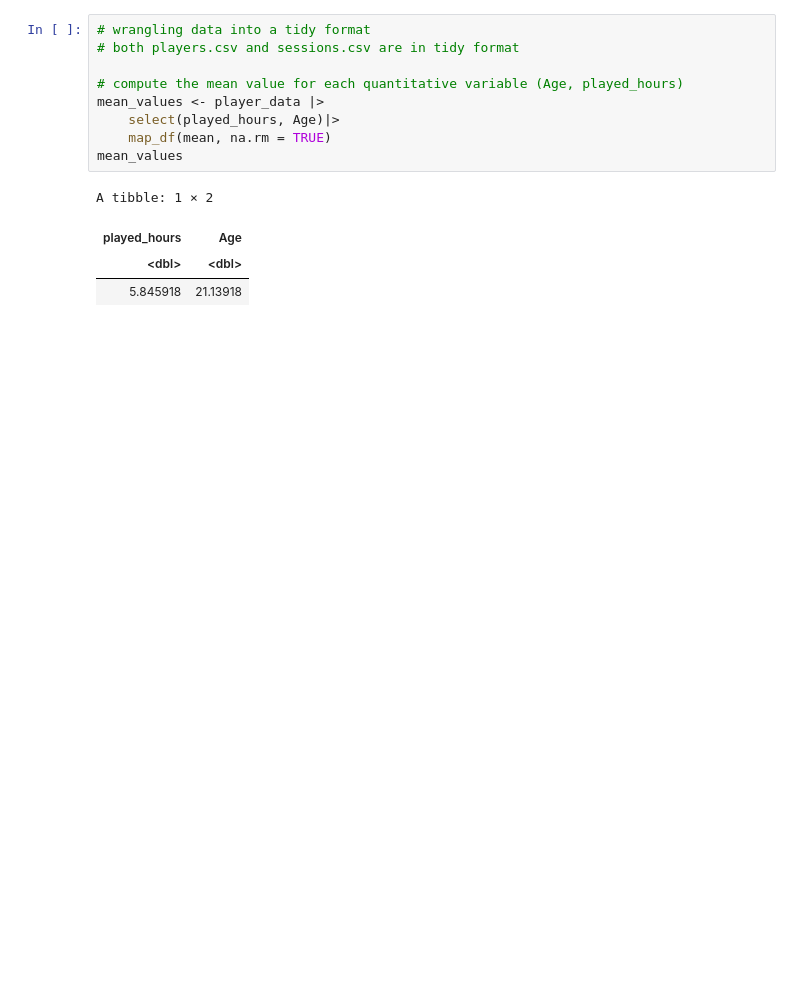
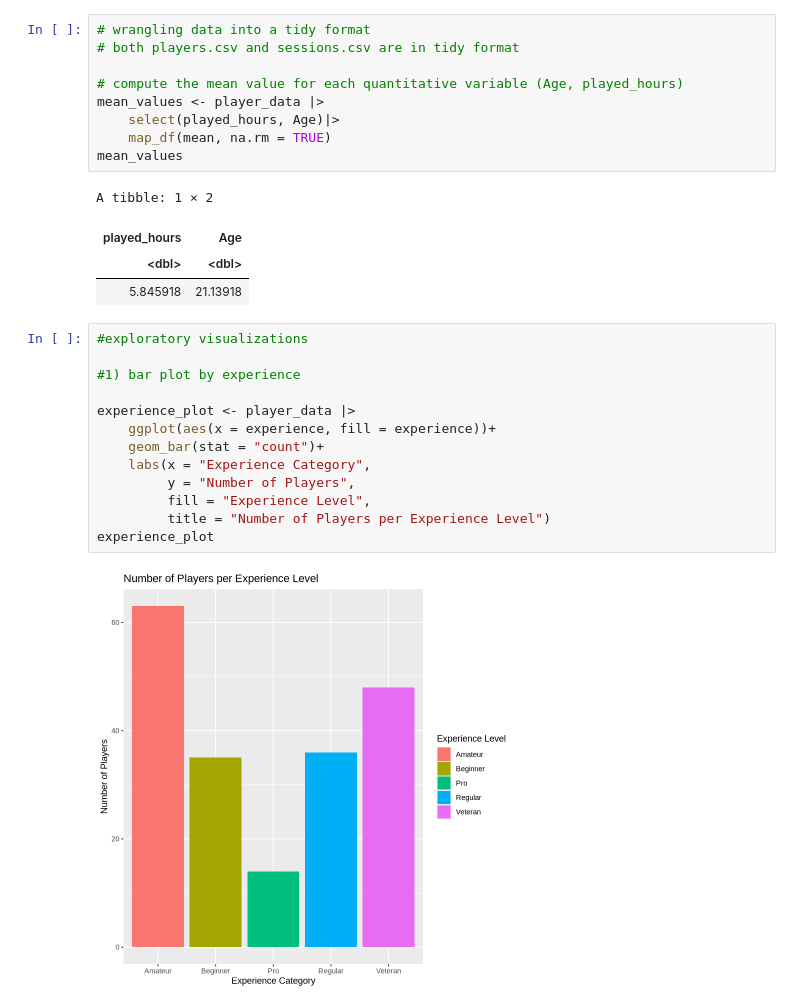
Before and after one commit to awong83/dsci100-individual-project, a Jupyter notebook: projectplanningind.ipynb, the cells around one changed output. Cells and saved outputs as stored; diff of their text form; blank space fills up the shorter version.

Commit message:
Visualizations added
Code for visualizations have been added and plots are visualized.

```diff
--- a/projectplanningind.ipynb
+++ b/projectplanningind.ipynb
@@ -112,3 +115,18 @@ A tibble: 1 × 2
 | played_hours | Age |
 | <dbl> | <dbl> |
 | 5.845918 | 21.13918 |
+# %%
+#exploratory visualizations
+
+#1) bar plot by experience
+
+experience_plot <- player_data |>
+    ggplot(aes(x = experience, fill = experience))+
+    geom_bar(stat = "count")+
+    labs(x = "Experience Category",
+         y = "Number of Players",
+         fill = "Experience Level",
+         title = "Number of Players per Experience Level")
+experience_plot
+# %% [output]
+[figure, added]
```
Also changed, not shown: parts of 9 cells of this notebook.
